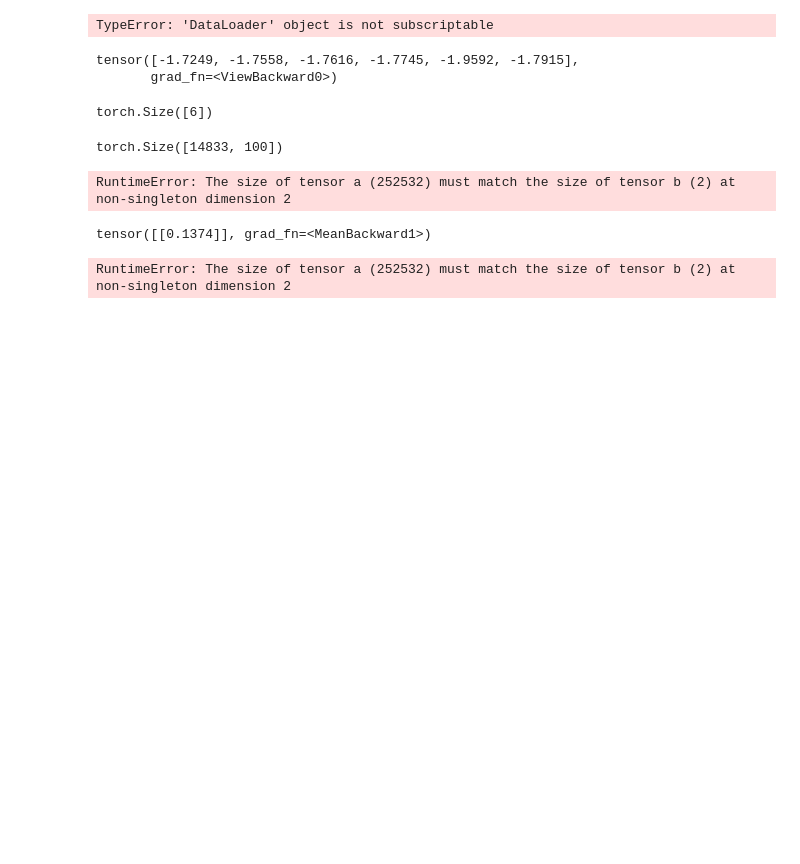
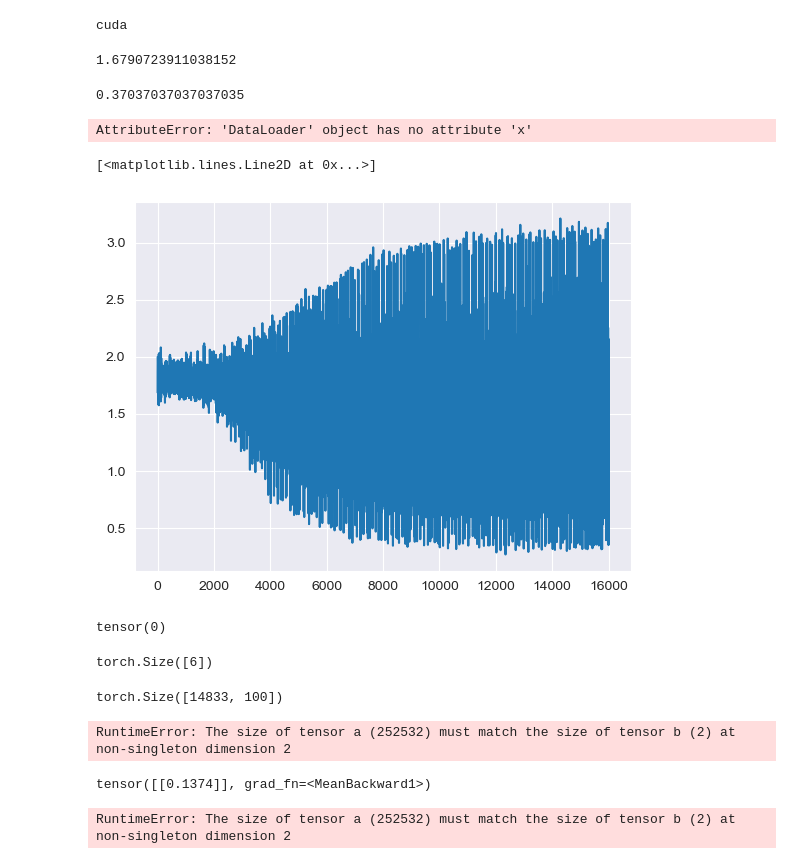
Before and after one commit to rhoP/MLgSA_GCNN, a Jupyter notebook: anal/GCN_first_attempt.ipynb, the cells around one changed output. Saved outputs shown, nothing was run; the diff lists cells and outputs as text; code cells hidden in the pictures; blank space fills up the shorter version.

```diff
--- a/anal/GCN_first_attempt.ipynb
+++ b/anal/GCN_first_attempt.ipynb
@@ -48,7 +48,7 @@ class GraphConv(MessagePassing):
 class GCN(torch.nn.Module):
     def __init__(self):
         super().__init__()
-        self.conv1 = GCNConv(4, 160)
+        self.conv1 = GCNConv(4, 1600)
         self.conv2 = GCNConv(160, 6)
 
     def forward(self, data, batch=None):
@@ -59,26 +59,27 @@ class GCN(torch.nn.Module):
         x = F.dropout(x, training=self.training)
         x = self.conv2(x, edge_index)
         x = global_mean_pool(x, batch)
-
-        return F.log_softmax(x, dim=1)
+        return x
 # %%
 train_loader = torch.load( '../export/train_loader.pt')
 test_loader = torch.load('../export/test_loader.pt')
 # %%
 device = torch.device('cuda' if torch.cuda.is_available() else 'cpu')
+print(device)
 model = GCN().to(device)
-optimizer = torch.optim.Adam(model.parameters(), lr=0.01, weight_decay=5e-4)
-
+optimizer = torch.optim.SGD(model.parameters(), lr=0.0001, weight_decay=5e-4)
+loss_fn = nn.CrossEntropyLoss()
 model.train()
-for epoch in range(200):
+train_loss = []
+for epoch in range(100):
     for graph in train_loader:
+        graph.to(device)
         optimizer.zero_grad()
         out = model(graph)
-        y = graph.y.type(torch.LongTensor)
-        loss = F.nll_loss(out.view(-1), y)
+        y = graph.y.to(device)
+        loss = loss_fn(out.view(-1), y)
         loss.backward()
         optimizer.step()
+        train_loss.append(loss.item())
+# %% [output]
+cuda
-# %%
-train_loader[0]
-# %% [output]
-TypeError: 'DataLoader' object is not subscriptable
@@ -85,12 +96,27 @@ TypeError: 'DataLoader' object is not subscriptable
+# %%
+np.mean(test_losses)
+# %% [output]
+1.6790723911038152
+# %%
+np.sum(test_accu)/len(test_accu)
+# %% [output]
+0.37037037037037035
 # %%
-model = GCN()
+model(test_loader)
+# %% [output]
+AttributeError: 'DataLoader' object has no attribute 'x'
+# %%
+from matplotlib import pyplot as plt
+plt.plot(train_loss)
+# %% [output]
+[<matplotlib.lines.Line2D at 0x...>]
+[figure, added]
 # %%
 gr = next(iter(train_loader))
-
-model(gr).view(-1)
-# %% [output]
-tensor([-1.7249, -1.7558, -1.7616, -1.7745, -1.9592, -1.7915],
-       grad_fn=<ViewBackward0>)
+# %%
+gr.y.type(torch.LongTensor).argmax()
+# %% [output]
+tensor(0)
 # %%
 gr.y.shape
 # %% [output]
```
Also changed, not shown: parts of 1 cell of this notebook, 4 other files.
